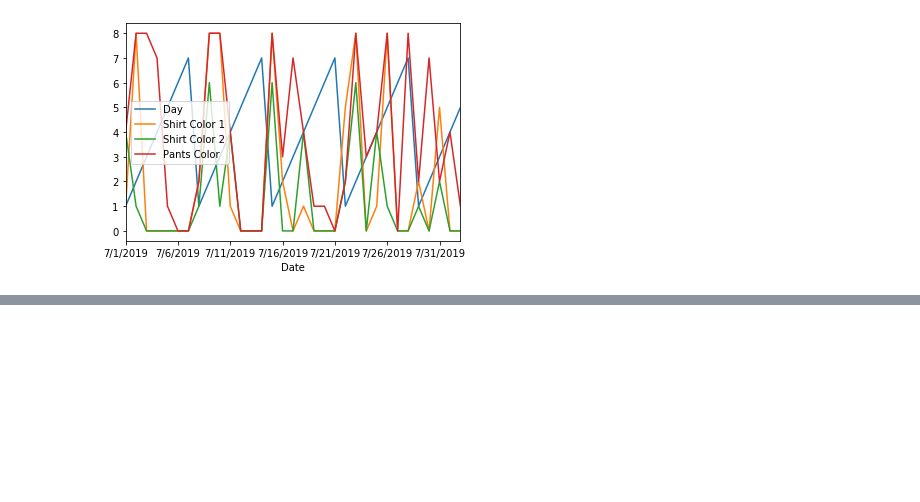
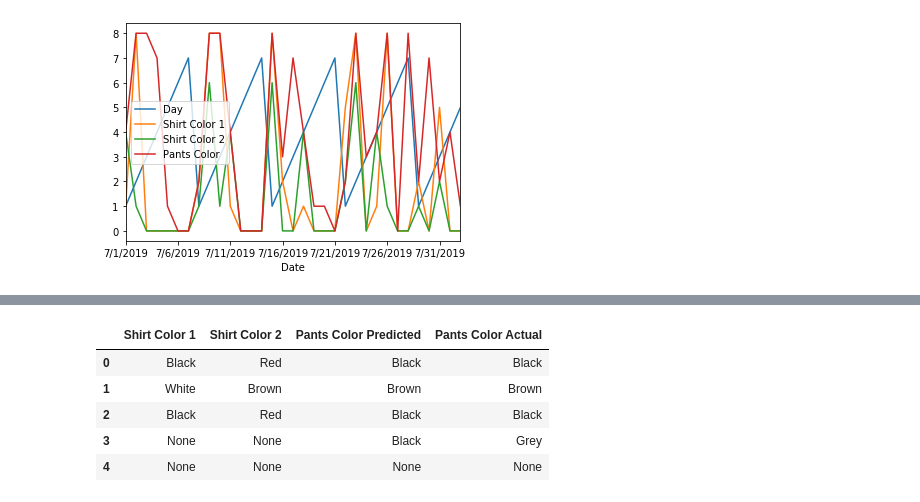
Before and after one commit to danineamati/Fun-Projects, a Jupyter notebook: Machine Learning/ClothingRegression/ClothingPredictor.ipynb, the cells around one changed output, grey strips where cells are left out. Cells and saved outputs as stored; diff of their text form; code cells hidden in the pictures; blank space fills up the shorter version.

```diff
--- a/Machine Learning/ClothingRegression/ClothingPredictor.ipynb
+++ b/Machine Learning/ClothingRegression/ClothingPredictor.ipynb
@@ -52,6 +52,12 @@ colors = {
     "Black": 8
 }
 
+def find_colors(colorNum):
+    for key in colors.keys():
+        if colorNum == colors[key]:
+            return key
+    return -1
+
 print(days)
 print(colors)
 # %% [output]
@@ -119,0 +126,30 @@ plt.show()
+# %%
+prediction = clf.predict(X_test)
+color_pred = []
+color_testInput = []
+color_labeled = []
+
+for p in prediction:
+    color_pred.append(find_colors(p))
+
+for r in X_test:
+    color_row = []
+    for val in r[1:]:
+        color_row.append(find_colors(val))
+    color_testInput.append(color_row)
+
+for v in y_test:
+    color_labeled.append(find_colors(v))
+
+df_pred = pd.DataFrame(color_testInput, columns = cols.drop(forecast_col).drop("Day"))
+df_pred[forecast_col + " Predicted"] = color_pred
+df_pred[forecast_col + " Actual"] = color_labeled
+
+df_pred.head()
+# %% [output]
+|  | Shirt Color 1 | Shirt Color 2 | Pants Color Predicted | Pants Color Actual |
+| 0 | Black | Red | Black | Black |
+| 1 | White | Brown | Brown | Brown |
+| 2 | Black | Red | Black | Black |
+| 3 | None | None | Black | Grey |
+| 4 | None | None | None | None |
```
Also changed, not shown: parts of 1 cell of this notebook.
